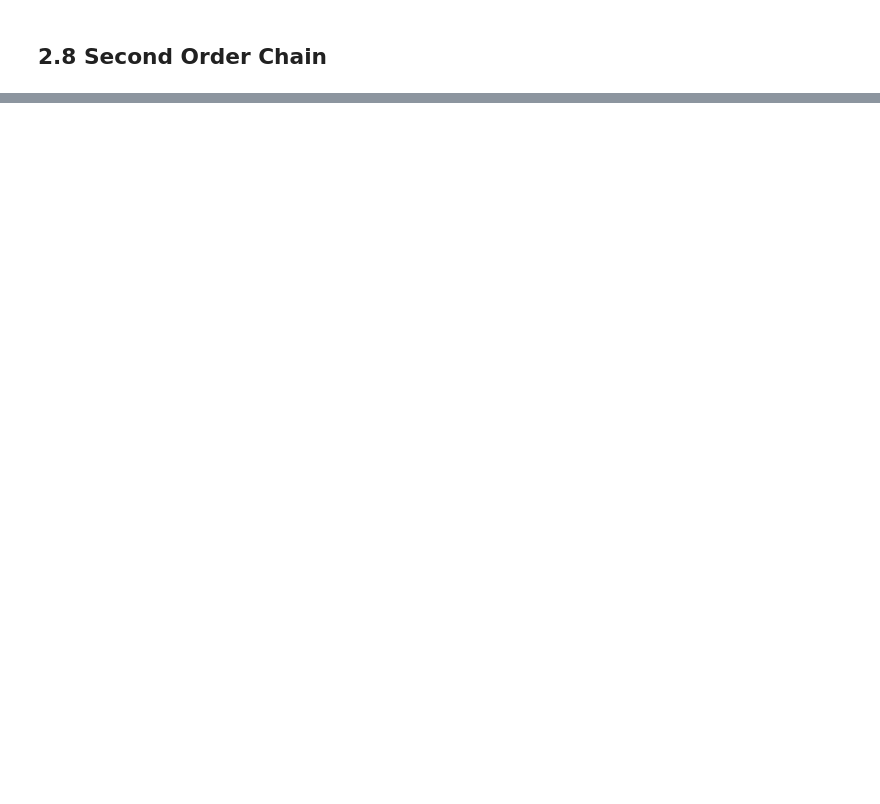
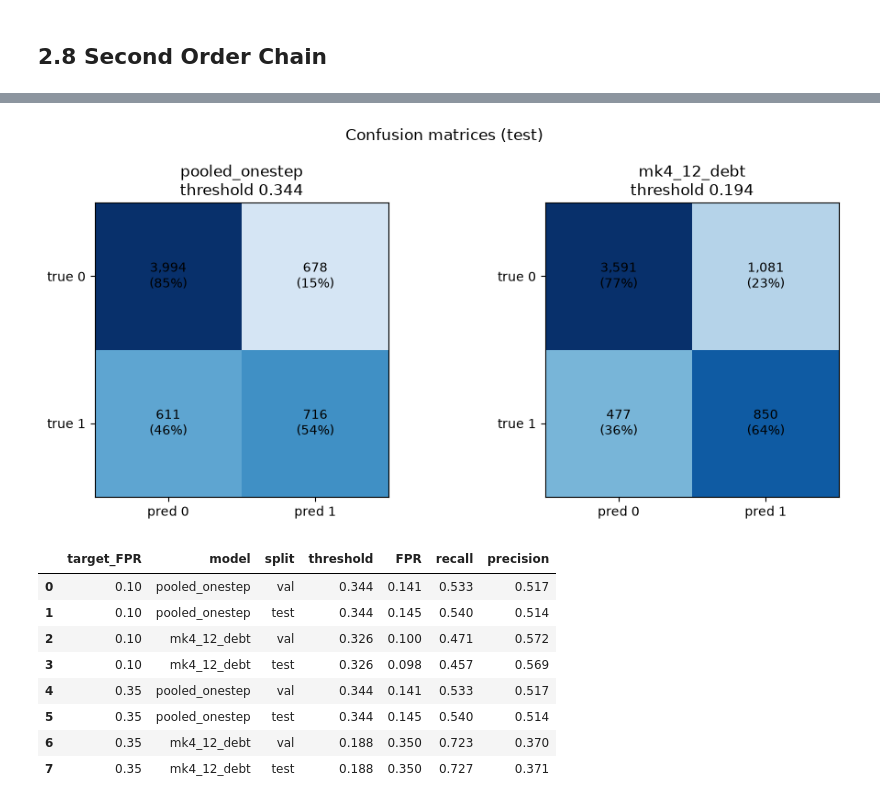
Before and after one commit to Oscar339/dst-sprint1, a Jupyter notebook: report/02-MarkovChiain.ipynb, the cells around one changed output, grey strips where cells are left out. Saved outputs shown, nothing was run; the diff lists cells and outputs as text; code cells hidden in the pictures; blank space fills up the shorter version.

```diff
--- a/report/02-MarkovChiain.ipynb
+++ b/report/02-MarkovChiain.ipynb
@@ -814,3 +814,39 @@ show_row(
 non-defaulters rows with <30 obs: 4 of 16
 defaulters rows with <30 obs: 3 of 16
 [interactive output not drawn]
+# %%
+## new confusion matrix getup
+from sklearn.metrics import roc_curve, confusion_matrix
+import numpy as np, pandas as pd
+
+def threshold_for_fpr(m, y_val, target=0.25, split="val"):
+    fpr, tpr, thr = roc_curve(y_val, _probs(m, split), drop_intermediate=False)
+    return thr[np.argmin(np.abs(fpr - target))]          # validation FPR closest to the target
+
+thresholds_25 = {n: threshold_for_fpr(m, ys["val"], 0.25) for n, m in compare.items()}
+
+plot_confusion(compare, split="test", thresholds=thresholds_25)
+def fpr_table(models, targets=(0.10, 0.35), ys=ys):
+    rows = []
+    for tgt in targets:
+        for n, m in models.items():
+            t = threshold_for_fpr(m, ys["val"], tgt)
+            for split in ("val", "test"):
+                tn, fp, fn, tp = confusion_matrix(ys[split], (_probs(m, split) >= t).astype(int)).ravel()
+                rows.append(dict(target_FPR=tgt, model=n, split=split, threshold=round(float(t), 3),
+                                 FPR=fp/(fp+tn), recall=tp/(tp+fn),
+                                 precision=tp/(tp+fp) if tp + fp else np.nan))
+    return pd.DataFrame(rows)
+
+fpr_table(compare).round(3)
+# %% [output]
+[figure, added]
+|  | target_FPR | model | split | threshold | FPR | recall | precision |
+| 0 | 0.10 | pooled_onestep | val | 0.344 | 0.141 | 0.533 | 0.517 |
+| 1 | 0.10 | pooled_onestep | test | 0.344 | 0.145 | 0.540 | 0.514 |
+| 2 | 0.10 | mk4_12_debt | val | 0.326 | 0.100 | 0.471 | 0.572 |
+| 3 | 0.10 | mk4_12_debt | test | 0.326 | 0.098 | 0.457 | 0.569 |
+| 4 | 0.35 | pooled_onestep | val | 0.344 | 0.141 | 0.533 | 0.517 |
+| 5 | 0.35 | pooled_onestep | test | 0.344 | 0.145 | 0.540 | 0.514 |
+| 6 | 0.35 | mk4_12_debt | val | 0.188 | 0.350 | 0.723 | 0.370 |
+| 7 | 0.35 | mk4_12_debt | test | 0.188 | 0.350 | 0.727 | 0.371 |
```
